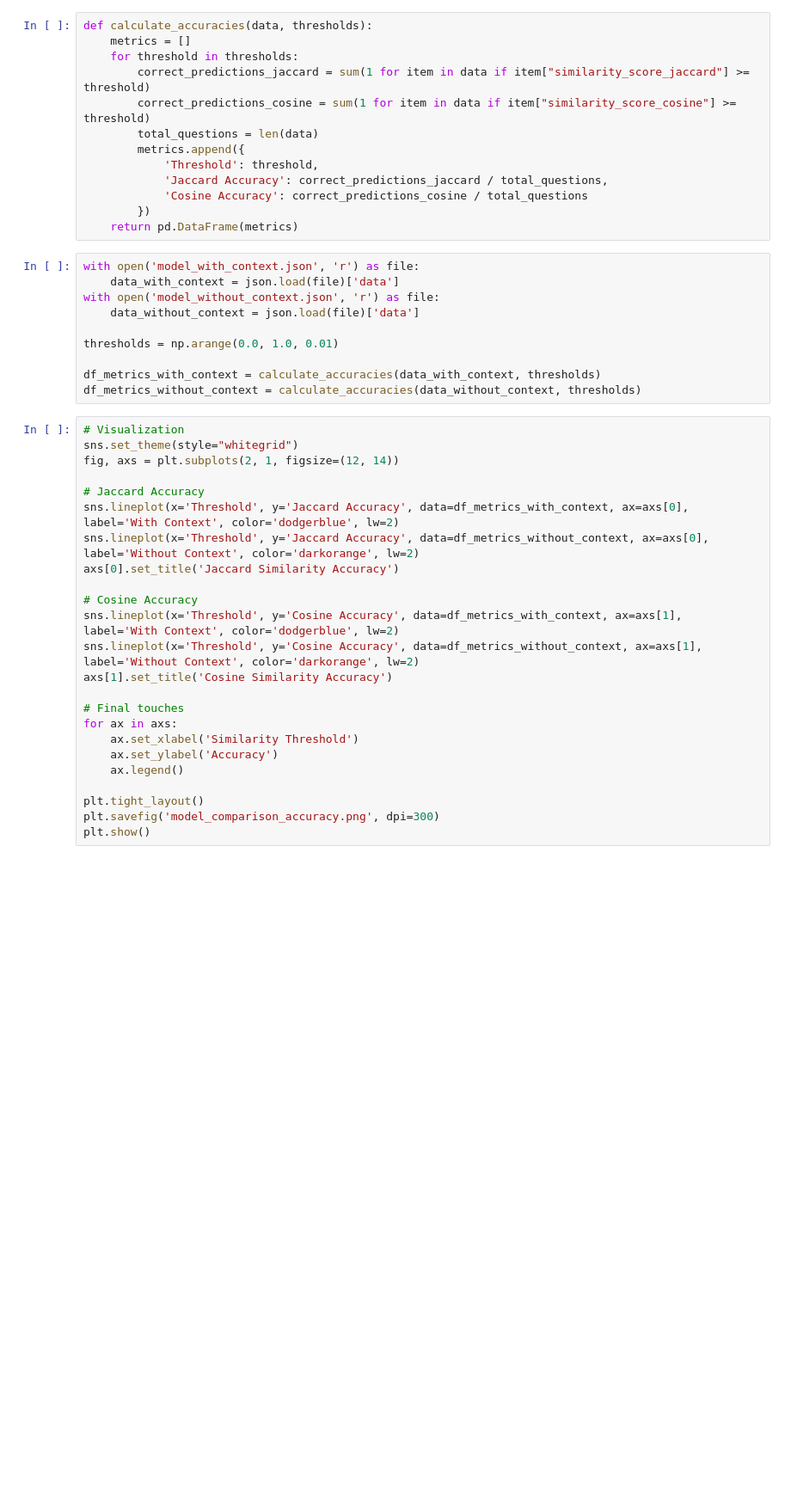
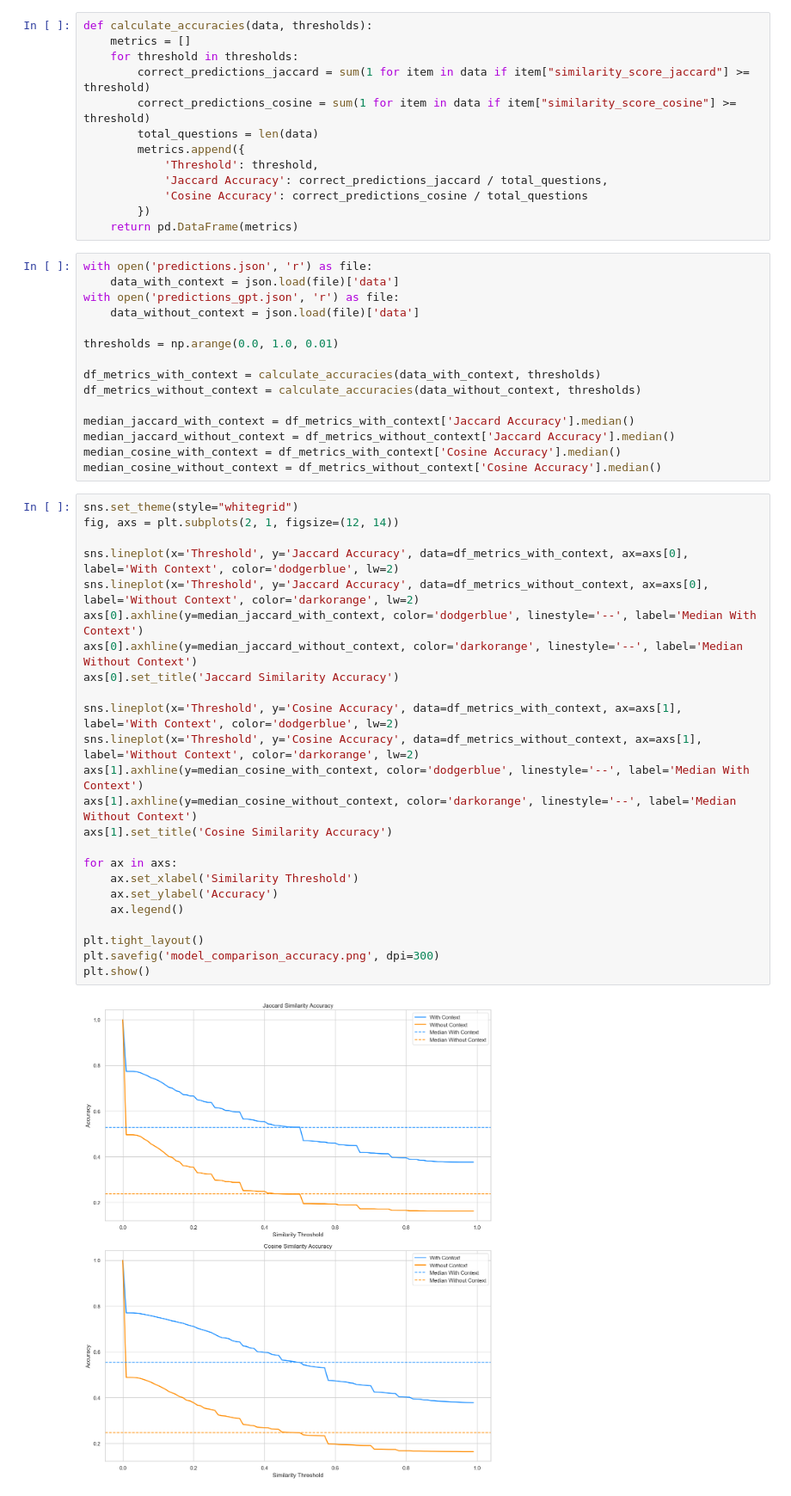
Before and after one commit to nneubacher/Bachelorarbeit, a Jupyter notebook: comparePredictions.ipynb, the cells around one changed output. Shown: that part at 86% size. Drawn from its saved outputs; the diff is of its cells as text; blank space fills up the shorter version.

```diff
--- a/comparePredictions.ipynb
+++ b/comparePredictions.ipynb
@@ -18,36 +18,43 @@ def calculate_accuracies(data, thresholds):
         })
     return pd.DataFrame(metrics)
 # %%
-with open('model_with_context.json', 'r') as file:
+with open('predictions.json', 'r') as file:
     data_with_context = json.load(file)['data']
-with open('model_without_context.json', 'r') as file:
+with open('predictions_gpt.json', 'r') as file:
     data_without_context = json.load(file)['data']
 
 thresholds = np.arange(0.0, 1.0, 0.01)
 
 df_metrics_with_context = calculate_accuracies(data_with_context, thresholds)
 df_metrics_without_context = calculate_accuracies(data_without_context, thresholds)
+
+median_jaccard_with_context = df_metrics_with_context['Jaccard Accuracy'].median()
+median_jaccard_without_context = df_metrics_without_context['Jaccard Accuracy'].median()
+median_cosine_with_context = df_metrics_with_context['Cosine Accuracy'].median()
+median_cosine_without_context = df_metrics_without_context['Cosine Accuracy'].median()
 # %%
-# Visualization
 sns.set_theme(style="whitegrid")
 fig, axs = plt.subplots(2, 1, figsize=(12, 14))
 
-# Jaccard Accuracy
 sns.lineplot(x='Threshold', y='Jaccard Accuracy', data=df_metrics_with_context, ax=axs[0], label='With Context', color='dodgerblue', lw=2)
 sns.lineplot(x='Threshold', y='Jaccard Accuracy', data=df_metrics_without_context, ax=axs[0], label='Without Context', color='darkorange', lw=2)
+axs[0].axhline(y=median_jaccard_with_context, color='dodgerblue', linestyle='--', label='Median With Context')
+axs[0].axhline(y=median_jaccard_without_context, color='darkorange', linestyle='--', label='Median Without Context')
 axs[0].set_title('Jaccard Similarity Accuracy')
 
-# Cosine Accuracy
 sns.lineplot(x='Threshold', y='Cosine Accuracy', data=df_metrics_with_context, ax=axs[1], label='With Context', color='dodgerblue', lw=2)
 sns.lineplot(x='Threshold', y='Cosine Accuracy', data=df_metrics_without_context, ax=axs[1], label='Without Context', color='darkorange', lw=2)
+axs[1].axhline(y=median_cosine_with_context, color='dodgerblue', linestyle='--', label='Median With Context')
+axs[1].axhline(y=median_cosine_without_context, color='darkorange', linestyle='--', label='Median Without Context')
 axs[1].set_title('Cosine Similarity Accuracy')
 
-# Final touches
 for ax in axs:
     ax.set_xlabel('Similarity Threshold')
     ax.set_ylabel('Accuracy')
     ax.legend()
 
 plt.tight_layout()
 plt.savefig('model_comparison_accuracy.png', dpi=300)
 plt.show()
+# %% [output]
+[figure, added]
```
Also changed, not shown: 7 other files.
